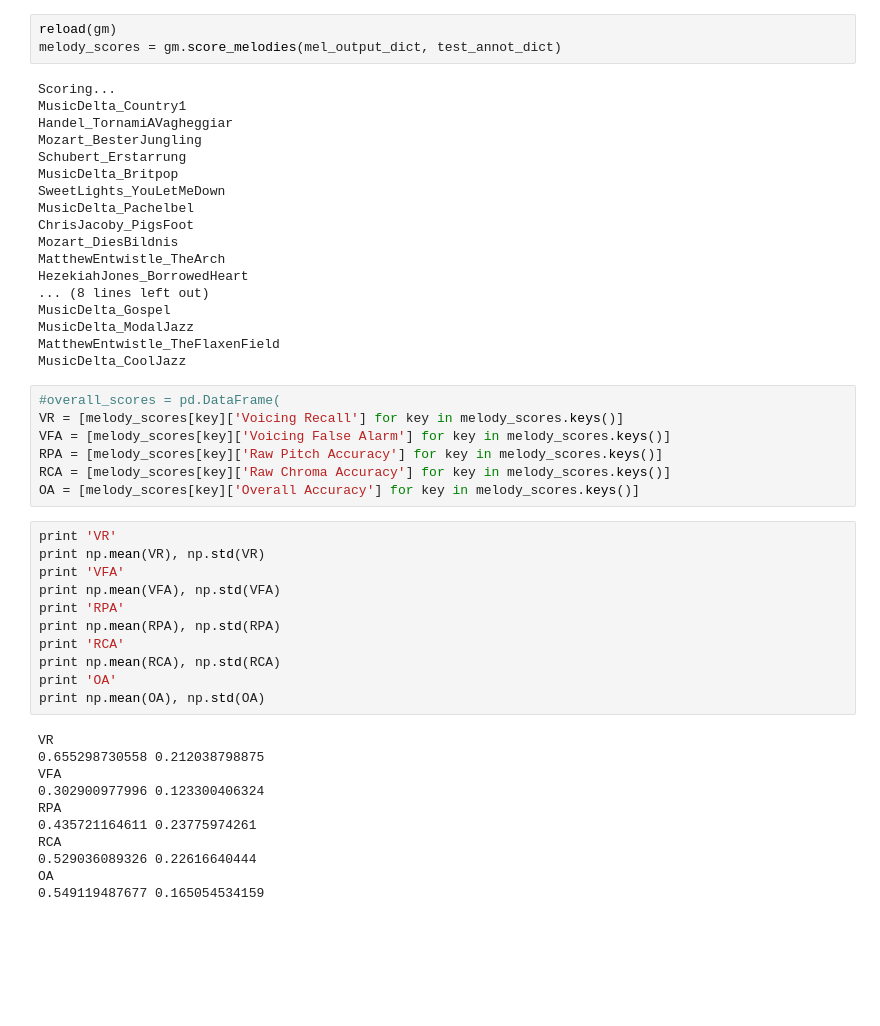
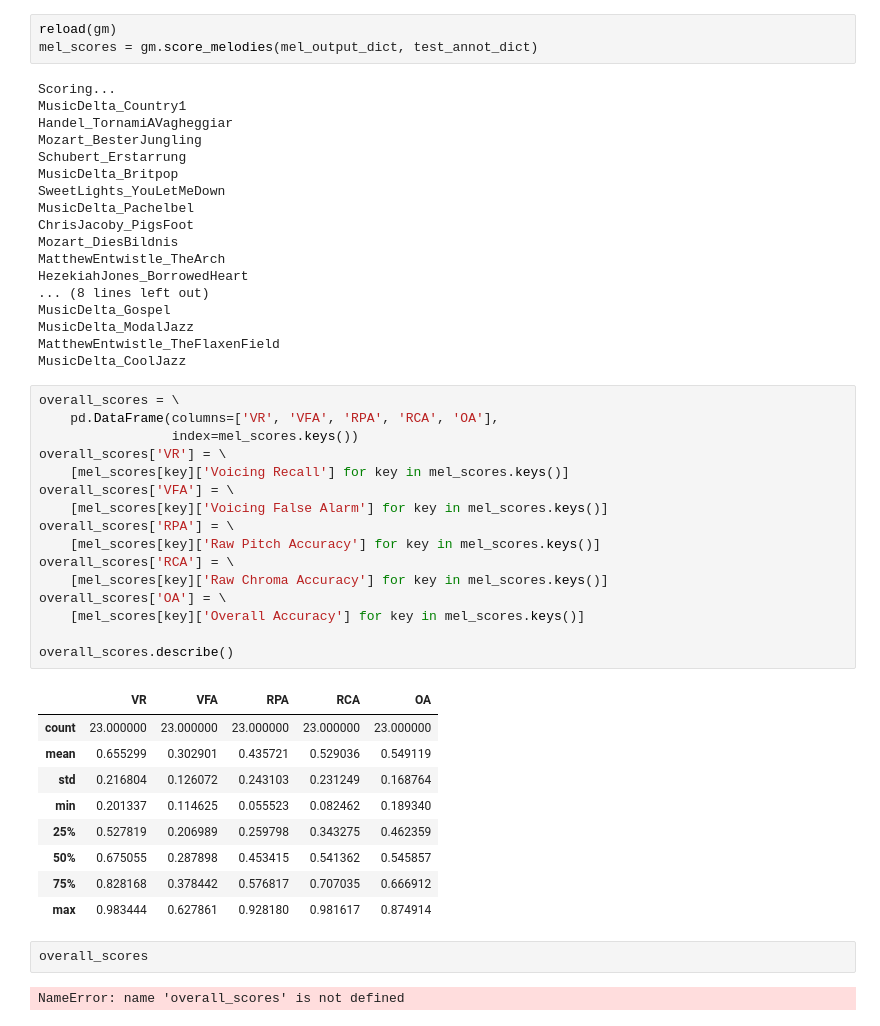
Before and after one commit to rabitt/contour_classification, a Jupyter notebook: contour_training.ipynb, the cells around one changed output. Drawn from its saved outputs; the diff is of its cells as text; blank space fills up the shorter version.

```diff
--- a/contour_training.ipynb
+++ b/contour_training.ipynb
@@ -171,7 +205,7 @@ for key in test_contour_dict.keys():
 ### Score Melody Output
 # %%
 reload(gm)
-melody_scores = gm.score_melodies(mel_output_dict, test_annot_dict)
+mel_scores = gm.score_melodies(mel_output_dict, test_annot_dict)
 # %% [output]
 Scoring...
 MusicDelta_Country1
@@ -191,31 +225,32 @@ MusicDelta_ModalJazz
 MatthewEntwistle_TheFlaxenField
 MusicDelta_CoolJazz
 # %%
-#overall_scores = pd.DataFrame(
-VR = [melody_scores[key]['Voicing Recall'] for key in melody_scores.keys()]
-VFA = [melody_scores[key]['Voicing False Alarm'] for key in melody_scores.keys()]
-RPA = [melody_scores[key]['Raw Pitch Accuracy'] for key in melody_scores.keys()]
-RCA = [melody_scores[key]['Raw Chroma Accuracy'] for key in melody_scores.keys()]
-OA = [melody_scores[key]['Overall Accuracy'] for key in melody_scores.keys()]
+overall_scores = \
+    pd.DataFrame(columns=['VR', 'VFA', 'RPA', 'RCA', 'OA'],
+                 index=mel_scores.keys())
+overall_scores['VR'] = \
+    [mel_scores[key]['Voicing Recall'] for key in mel_scores.keys()]
+overall_scores['VFA'] = \
+    [mel_scores[key]['Voicing False Alarm'] for key in mel_scores.keys()]
+overall_scores['RPA'] = \
+    [mel_scores[key]['Raw Pitch Accuracy'] for key in mel_scores.keys()]
+overall_scores['RCA'] = \
+    [mel_scores[key]['Raw Chroma Accuracy'] for key in mel_scores.keys()]
+overall_scores['OA'] = \
+    [mel_scores[key]['Overall Accuracy'] for key in mel_scores.keys()]
+
+overall_scores.describe()
+# %% [output]
+|  | VR | VFA | RPA | RCA | OA |
+| count | 23.000000 | 23.000000 | 23.000000 | 23.000000 | 23.000000 |
+| mean | 0.655299 | 0.302901 | 0.435721 | 0.529036 | 0.549119 |
+| std | 0.216804 | 0.126072 | 0.243103 | 0.231249 | 0.168764 |
+| min | 0.201337 | 0.114625 | 0.055523 | 0.082462 | 0.189340 |
+| 25% | 0.527819 | 0.206989 | 0.259798 | 0.343275 | 0.462359 |
+| 50% | 0.675055 | 0.287898 | 0.453415 | 0.541362 | 0.545857 |
+| 75% | 0.828168 | 0.378442 | 0.576817 | 0.707035 | 0.666912 |
+| max | 0.983444 | 0.627861 | 0.928180 | 0.981617 | 0.874914 |
-# %%
-print 'VR'
-print np.mean(VR), np.std(VR)
-print 'VFA'
-print np.mean(VFA), np.std(VFA)
-print 'RPA'
-print np.mean(RPA), np.std(RPA)
-print 'RCA'
-print np.mean(RCA), np.std(RCA)
-print 'OA'
-print np.mean(OA), np.std(OA)
-# %% [output]
-VR
-0.655298730558 0.212038798875
-VFA
-0.302900977996 0.123300406324
-RPA
-0.435721164611 0.23775974261
-RCA
-0.529036089326 0.22616640444
-OA
-0.549119487677 0.165054534159
+# %%
+overall_scores
+# %% [output]
+NameError: name 'overall_scores' is not defined
```
Also changed, not shown: parts of 10 cells of this notebook.
